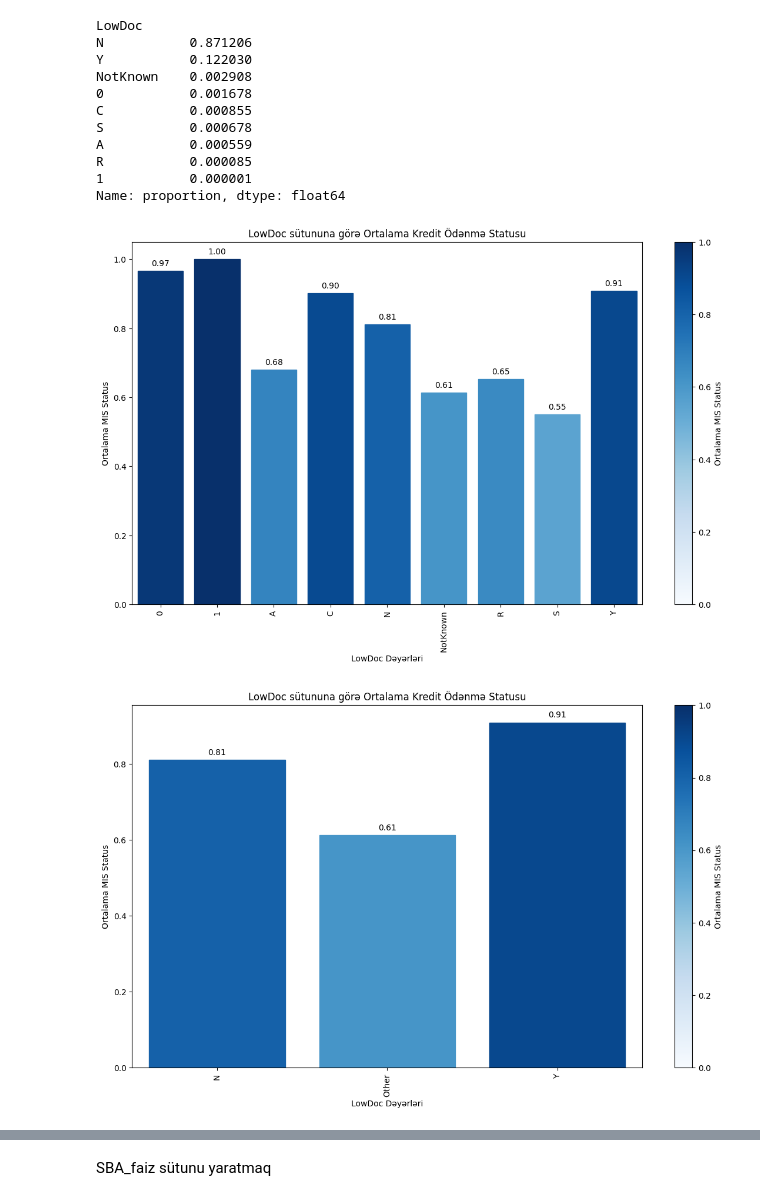
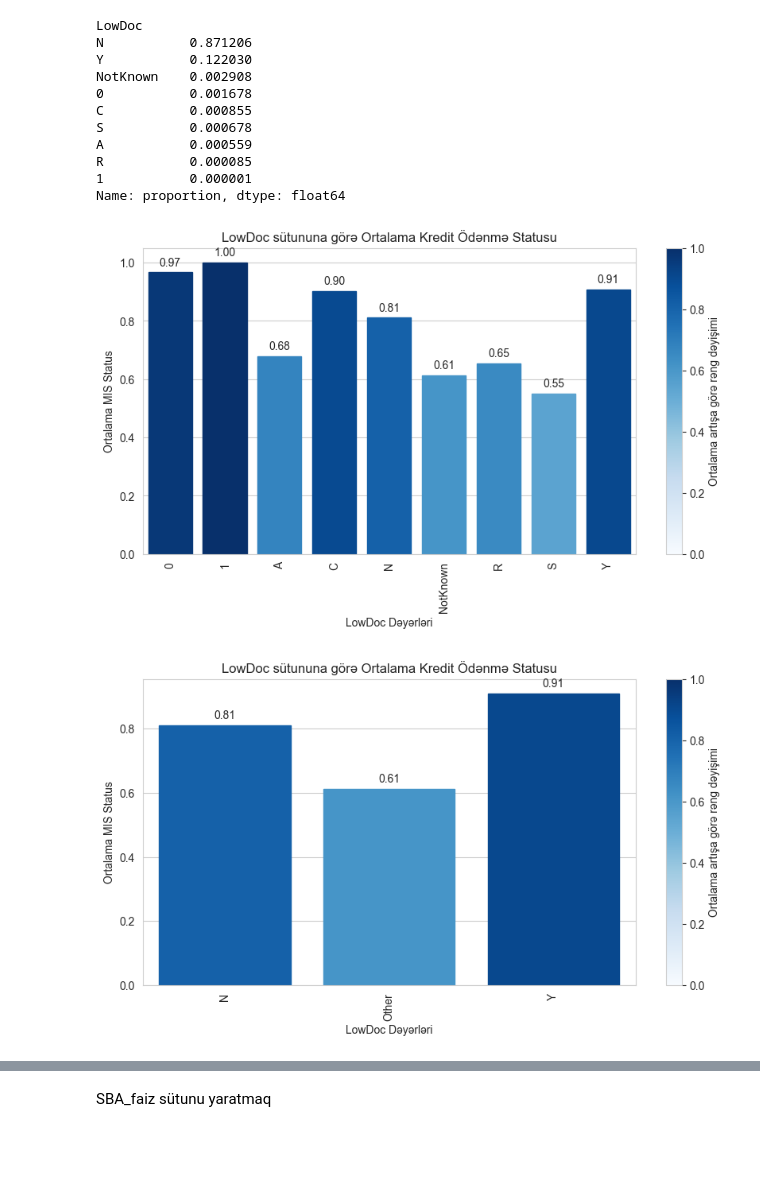
Before and after one commit to muradnurullali/SBA_Loan_Approval_Prediction, a Jupyter notebook: SBA_Loan_Approval_Prediction.ipynb, the cells around one changed output, grey strips where cells are left out. Cells and saved outputs as stored; diff of their text form; code cells hidden in the pictures; blank space fills up the shorter version.

```diff
--- a/SBA_Loan_Approval_Prediction.ipynb
+++ b/SBA_Loan_Approval_Prediction.ipynb
@@ -22,7 +22,7 @@ from sklearn.metrics import f1_score
 # %%
 pd.set_option("display.max_columns", None)
 # %%
-data=pd.read_csv("C:/Users/user/Desktop/Loan Data project/SBAnational.csv")
+data=pd.read_csv("C:/Users/user/Desktop/Loan Data project/SBA.csv")
 data.head(10)
 # %% [output]
 |  | LoanNr_ChkDgt | Name | City | State | Zip | Bank | BankState | NAICS | ApprovalDate | ... |
@@ -940,10 +976,10 @@ plt.show()
 # %%
 veri.loc[veri['RevLineCr']=='0', "RevLineCr"]='N'
 # %%
-naics_avg_status =  veri.groupby('RevLineCr').agg({"MIS_Status" : "mean"}).reset_index()
+naics_ortalama_status =  veri.groupby('RevLineCr').agg({"MIS_Status" : "mean"}).reset_index()
 
-plt.figure(figsize=(14, 8))
-ax=sns.barplot(x='RevLineCr', y='MIS_Status', data=naics_avg_status, ci=None, color='skyblue')
+plt.figure(figsize=(10, 5))
+ax=sns.barplot(x='RevLineCr', y='MIS_Status', data=naics_ortalama_status, ci=None, color='skyblue')
 
 for p in ax.patches:
     ax.annotate(format(p.get_height(), '.2f'),
@@ -958,12 +994,12 @@ sm = ScalarMappable(cmap=cmap, norm=norm)
 sm.set_array([])
 
 
-for bar, val in zip(ax.patches, naics_avg_status['MIS_Status']):
+for bar, val in zip(ax.patches, naics_ortalama_status['MIS_Status']):
     color = cmap(norm(val))
     bar.set_color(color)
 
 cbar = plt.colorbar(sm, ax=ax)
-cbar.set_label('Ortalama MIS Status')
+cbar.set_label('Ortalama artışa görə rəng dəyişimi')
 
 plt.title('RevLineCr sütununa görə Ortalama Kredit Ödənmə Statusu')
 plt.xlabel('RevLineCr Dəyərləri')
@@ -974,0 +1011,16 @@ plt.show()
+# %%
+status_say = veri["RevLineCr"].value_counts()
+
+colorss = sns.color_palette('Set1')
+
+sns.set_style("whitegrid")
+plt.figure(figsize=(6, 6))
+plt.pie(status_say,
+        labels=status_say.index,
+        autopct='%.2f%%',
+        colors=colorss,
+        explode=[0.1]*len(status_say),
+        shadow=True,
+        wedgeprops=dict(edgecolor='w', linewidth=1))
+plt.title('RevLineCr sütunundakı dəyərlərinin say faizi')
+plt.show()
@@ -1003,48 +1057,48 @@ R           0.000085
 1           0.000001
 Name: proportion, dtype: float64
 # %%
-naics_avg_status =  veri.groupby('LowDoc').agg({"MIS_Status" : "mean"}).reset_index()
+naics_ortalama_status =  veri.groupby('LowDoc').agg({"MIS_Status" : "mean"}).reset_index()
 
-plt.figure(figsize=(14, 8))
-ax=sns.barplot(x='LowDoc', y='MIS_Status', data=naics_avg_status, ci=None, color='skyblue')
+plt.figure(figsize=(10, 5))
+ax=sns.barplot(x='LowDoc', y='MIS_Status', data=naics_ortalama_status, ci=None, color='skyblue')
 
 for p in ax.patches:
     ax.annotate(format(p.get_height(), '.2f'),
                 (p.get_x() + p.get_width() / 2., p.get_height()),
                 ha = 'center', va = 'center',
                 xytext = (0, 9),
                 textcoords = 'offset points')
 
 norm = mcolors.Normalize(vmin=0, vmax=1)
 cmap = plt.get_cmap('Blues')
 sm = ScalarMappable(cmap=cmap, norm=norm)
 sm.set_array([])
 
 
-for bar, val in zip(ax.patches, naics_avg_status['MIS_Status']):
+for bar, val in zip(ax.patches, naics_ortalama_status['MIS_Status']):
     color = cmap(norm(val))
     bar.set_color(color)
 
 cbar = plt.colorbar(sm, ax=ax)
-cbar.set_label('Ortalama MIS Status')
+cbar.set_label('Ortalama artışa görə rəng dəyişimi')
 
 plt.title('LowDoc sütununa görə Ortalama Kredit Ödənmə Statusu')
 plt.xlabel('LowDoc Dəyərləri')
 plt.ylabel('Ortalama MIS Status')
 plt.xticks(rotation=90)
 plt.show()
 # %% [output]
-[figure, old version]
+[figure, new version]
 # %%
 veri.loc[veri['LowDoc']=='C', "LowDoc"]='Y'
 veri.loc[veri['LowDoc']=='0', "LowDoc"]='Y'
 veri['LowDoc']=veri['LowDoc'].apply(lambda x : "Other" if x in ["A", "NotKnown", 'R', "S" ] else x)
 veri.drop(136428, inplace=True)
 # %%
-naics_avg_status =  veri.groupby('LowDoc').agg({"MIS_Status" : "mean"}).reset_index()
+naics_ortalama_status =  veri.groupby('LowDoc').agg({"MIS_Status" : "mean"}).reset_index()
 
-plt.figure(figsize=(14, 8))
-ax=sns.barplot(x='LowDoc', y='MIS_Status', data=naics_avg_status, ci=None, color='skyblue')
+plt.figure(figsize=(10, 5))
+ax=sns.barplot(x='LowDoc', y='MIS_Status', data=naics_ortalama_status, ci=None, color='skyblue')
 
 for p in ax.patches:
     ax.annotate(format(p.get_height(), '.2f'),
@@ -1059,12 +1113,12 @@ sm = ScalarMappable(cmap=cmap, norm=norm)
 sm.set_array([])
 
 
-for bar, val in zip(ax.patches, naics_avg_status['MIS_Status']):
+for bar, val in zip(ax.patches, naics_ortalama_status['MIS_Status']):
     color = cmap(norm(val))
     bar.set_color(color)
 
 cbar = plt.colorbar(sm, ax=ax)
-cbar.set_label('Ortalama MIS Status')
+cbar.set_label('Ortalama artışa görə rəng dəyişimi')
 
 plt.title('LowDoc sütununa görə Ortalama Kredit Ödənmə Statusu')
 plt.xlabel('LowDoc Dəyərləri')
@@ -1072,4 +1126,4 @@ plt.ylabel('Ortalama MIS Status')
 plt.xticks(rotation=90)
 plt.show()
 # %% [output]
-[figure, old version]
+[figure, new version]
```
Also changed, not shown: parts of 32 cells of this notebook.
